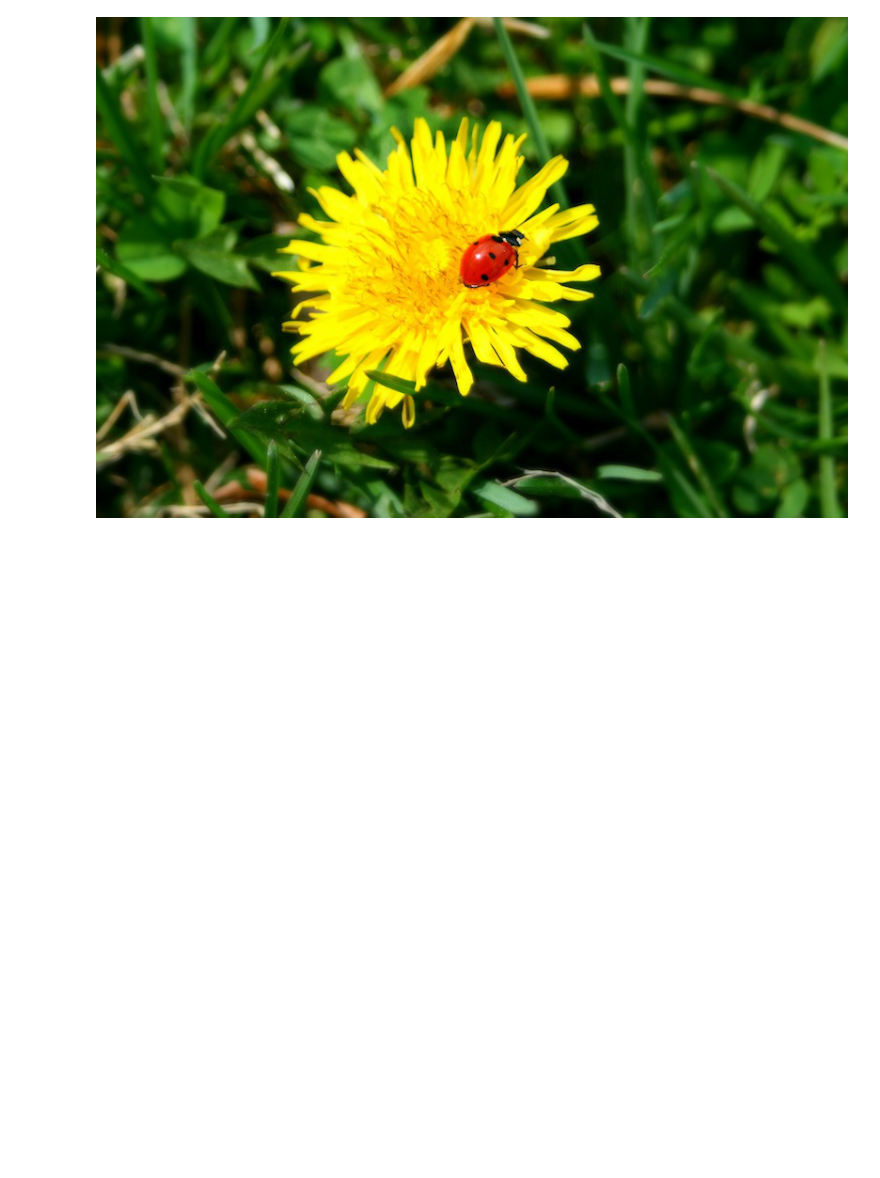
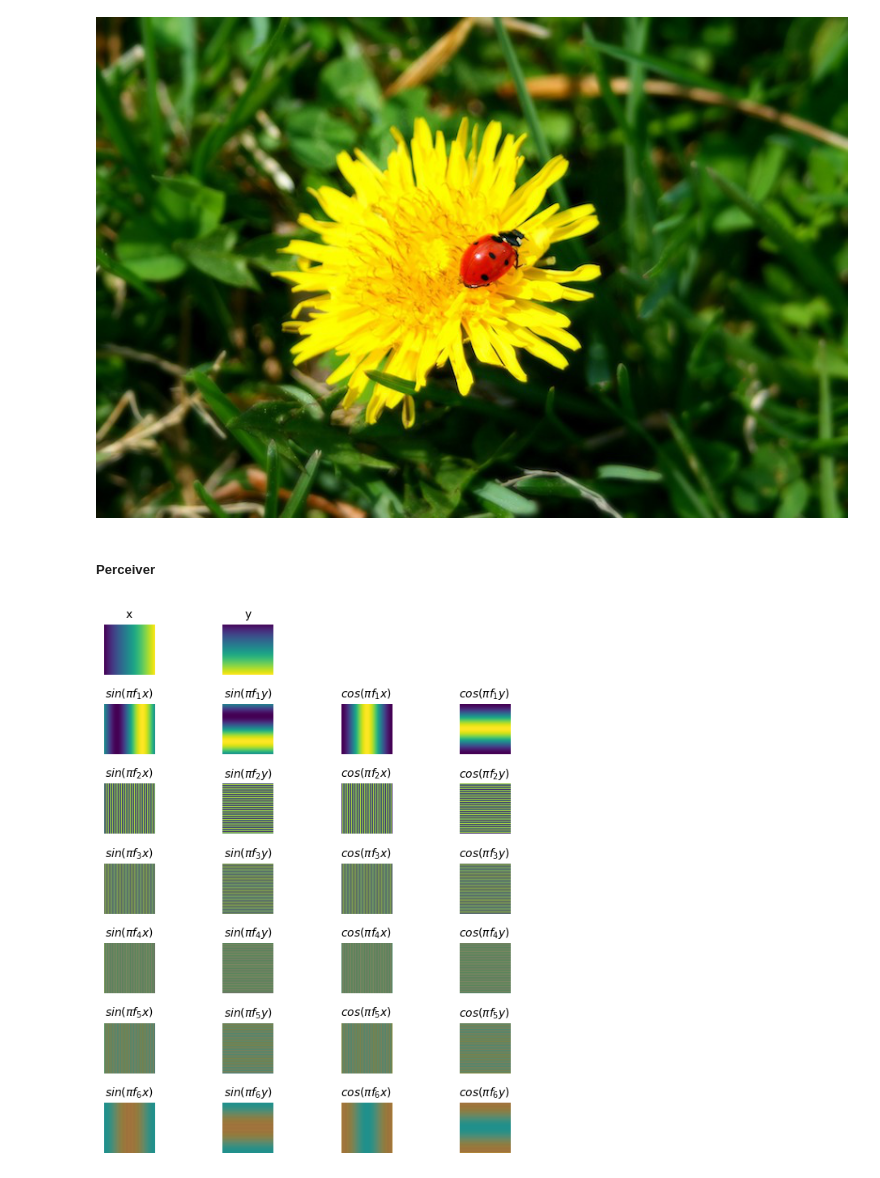
Before and after one commit to Portia-dot/VisionAndMultimodalTransformers, a Jupyter notebook: Pretrained_ViT.ipynb, the cells around one changed output. Drawn from its saved outputs; the diff is of its cells as text; code cells hidden in the pictures; blank space fills up the shorter version.

```diff
--- a/Pretrained_ViT.ipynb
+++ b/Pretrained_ViT.ipynb
@@ -125,3 +121,48 @@ image = Image.open(urllib.request.urlopen(image_url))
 image
 # %% [output]
 [figure]
+# %% [markdown]
+##### Perceiver
+# %%
+import torch.nn as nn
+class FourierPositionalEncoding(nn.Module):
+    def __init__(self, num_bands, max_resolution):
+        super(FourierPositionalEncoding, self).__init__()
+        self.num_bands = num_bands
+        self.max_resolution = max_resolution
+        frequencies = torch.linspace(1.0, max_resolution / 2, steps = num_bands)
+        self.register_buffer('frequencies', frequencies)
+
+    def forward(self, x):
+        out = [x]
+        for freq in self.frequencies:
+            angles = torch.pi * freq * x
+            out += [angles.sin(), angles.cos()]
+        return torch.cat(out, dim = -1)
+# %%
+H, W = 224, 224
+num_bands = 6
+coords_y = torch.linspace(-1, 1, H)
+coords_x = torch.linspace(-1, 1, W)
+grid_y, grid_x = torch.meshgrid(coords_y, coords_x, indexing='ij')
+pos = torch.stack([grid_x, grid_y], dim=-1)
+
+x = torch.rand(10, 224 * 224, 3)
+frontier_pos_encodin = FourierPositionalEncoding(num_bands, H)
+pos_encoding = frontier_pos_encodin(pos)
+# %%
+titles = ["x", "y"]
+for f in range(1, 6+1):
+    titles += [f"$sin(πf_{f}x)$", f"$sin(πf_{f}y)$", f"$cos(πf_{f}x)$", f"$cos(πf_{f}y)$"]
+
+plt.figure(figsize=(6, 8))
+for dim in range(26):
+    plt.subplot(8, 4, dim + 1 + (2 if dim > 1 else 0))
+    plt.imshow(pos_encoding[..., dim])
+    plt.title(titles[dim], fontsize=10)
+    plt.axis("off")
+
+plt.tight_layout()
+plt.show()
+# %% [output]
+[figure, added]
```
Also changed, not shown: parts of 2 cells of this notebook.
